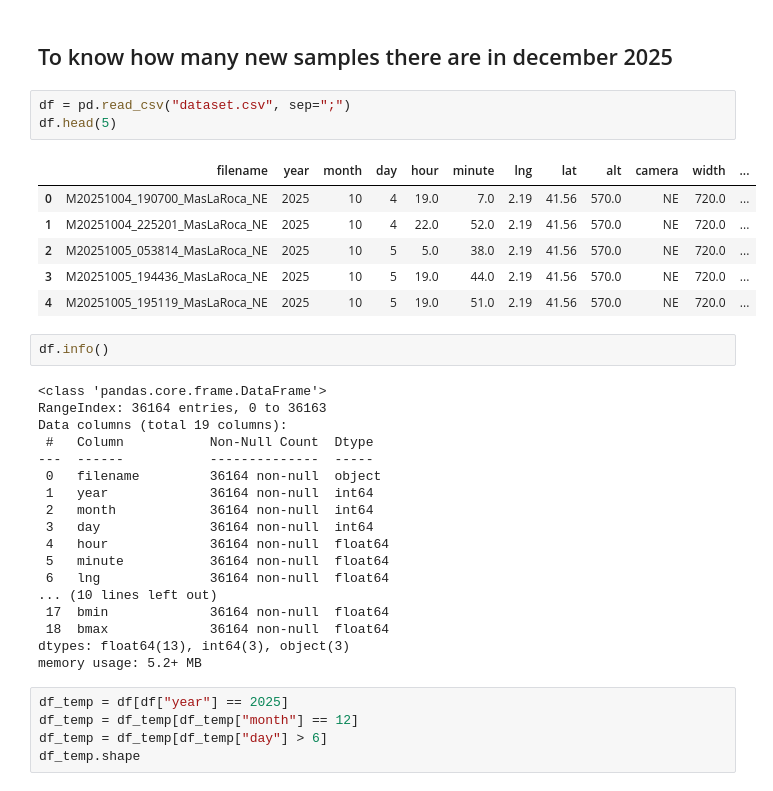
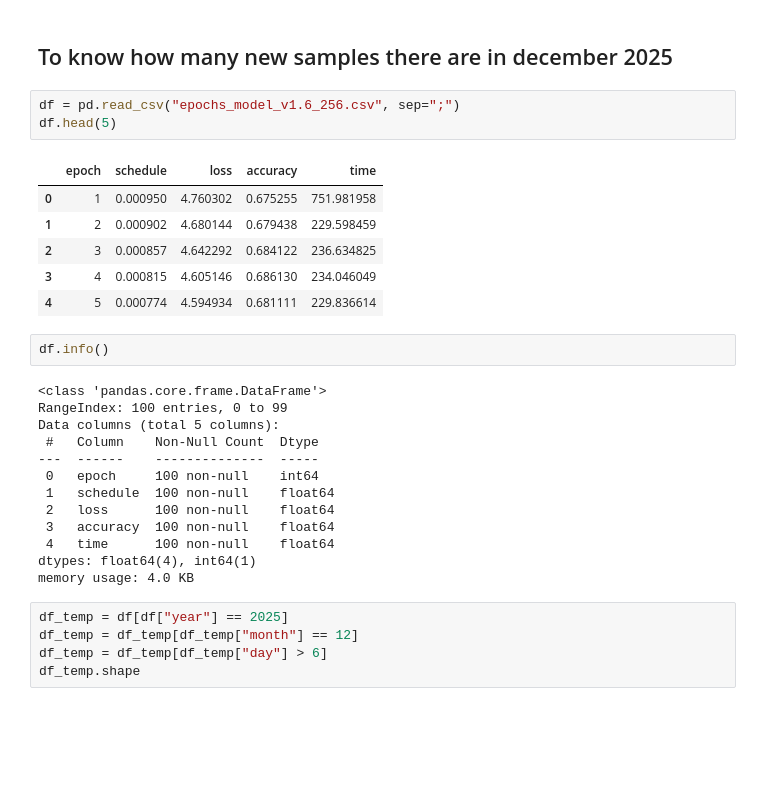
Before and after one commit to aurorapujols/tfg, a Jupyter notebook: home/apujols/code/notebooks/temp.ipynb, the cells around one changed output. Saved outputs shown, nothing was run; the diff lists cells and outputs as text; blank space fills up the shorter version.

```diff
--- a/home/apujols/code/notebooks/temp.ipynb
+++ b/home/apujols/code/notebooks/temp.ipynb
@@ -3,35 +3,30 @@ import pandas as pd
 # %% [markdown]
 ## To know how many new samples there are in december 2025
 # %%
-df = pd.read_csv("dataset.csv", sep=";")
+df = pd.read_csv("epochs_model_v1.6_256.csv", sep=";")
 df.head(5)
 # %% [output]
-|  | filename | year | month | day | hour | minute | lng | lat | alt | camera | width | ... |
-| 0 | M20251004_190700_MasLaRoca_NE | 2025 | 10 | 4 | 19.0 | 7.0 | 2.19 | 41.56 | 570.0 | NE | 720.0 | ... |
-| 1 | M20251004_225201_MasLaRoca_NE | 2025 | 10 | 4 | 22.0 | 52.0 | 2.19 | 41.56 | 570.0 | NE | 720.0 | ... |
-| 2 | M20251005_053814_MasLaRoca_NE | 2025 | 10 | 5 | 5.0 | 38.0 | 2.19 | 41.56 | 570.0 | NE | 720.0 | ... |
-| 3 | M20251005_194436_MasLaRoca_NE | 2025 | 10 | 5 | 19.0 | 44.0 | 2.19 | 41.56 | 570.0 | NE | 720.0 | ... |
-| 4 | M20251005_195119_MasLaRoca_NE | 2025 | 10 | 5 | 19.0 | 51.0 | 2.19 | 41.56 | 570.0 | NE | 720.0 | ... |
+|  | epoch | schedule | loss | accuracy | time |
+| 0 | 1 | 0.000950 | 4.760302 | 0.675255 | 751.981958 |
+| 1 | 2 | 0.000902 | 4.680144 | 0.679438 | 229.598459 |
+| 2 | 3 | 0.000857 | 4.642292 | 0.684122 | 236.634825 |
+| 3 | 4 | 0.000815 | 4.605146 | 0.686130 | 234.046049 |
+| 4 | 5 | 0.000774 | 4.594934 | 0.681111 | 229.836614 |
 # %%
 df.info()
 # %% [output]
 <class 'pandas.core.frame.DataFrame'>
-RangeIndex: 36164 entries, 0 to 36163
-Data columns (total 19 columns):
- #   Column           Non-Null Count  Dtype
----  ------           --------------  -----
- 0   filename         36164 non-null  object
- 1   year             36164 non-null  int64
- 2   month            36164 non-null  int64
- 3   day              36164 non-null  int64
- 4   hour             36164 non-null  float64
- 5   minute           36164 non-null  float64
- 6   lng              36164 non-null  float64
-... (10 lines left out)
- 17  bmin             36164 non-null  float64
- 18  bmax             36164 non-null  float64
-dtypes: float64(13), int64(3), object(3)
-memory usage: 5.2+ MB
+RangeIndex: 100 entries, 0 to 99
+Data columns (total 5 columns):
+ #   Column    Non-Null Count  Dtype
+---  ------    --------------  -----
+ 0   epoch     100 non-null    int64
+ 1   schedule  100 non-null    float64
+ 2   loss      100 non-null    float64
+ 3   accuracy  100 non-null    float64
+ 4   time      100 non-null    float64
+dtypes: float64(4), int64(1)
+memory usage: 4.0 KB
 # %%
 df_temp = df[df["year"] == 2025]
 df_temp = df_temp[df_temp["month"] == 12]
```
Also changed, not shown: parts of 5 cells of this notebook.
